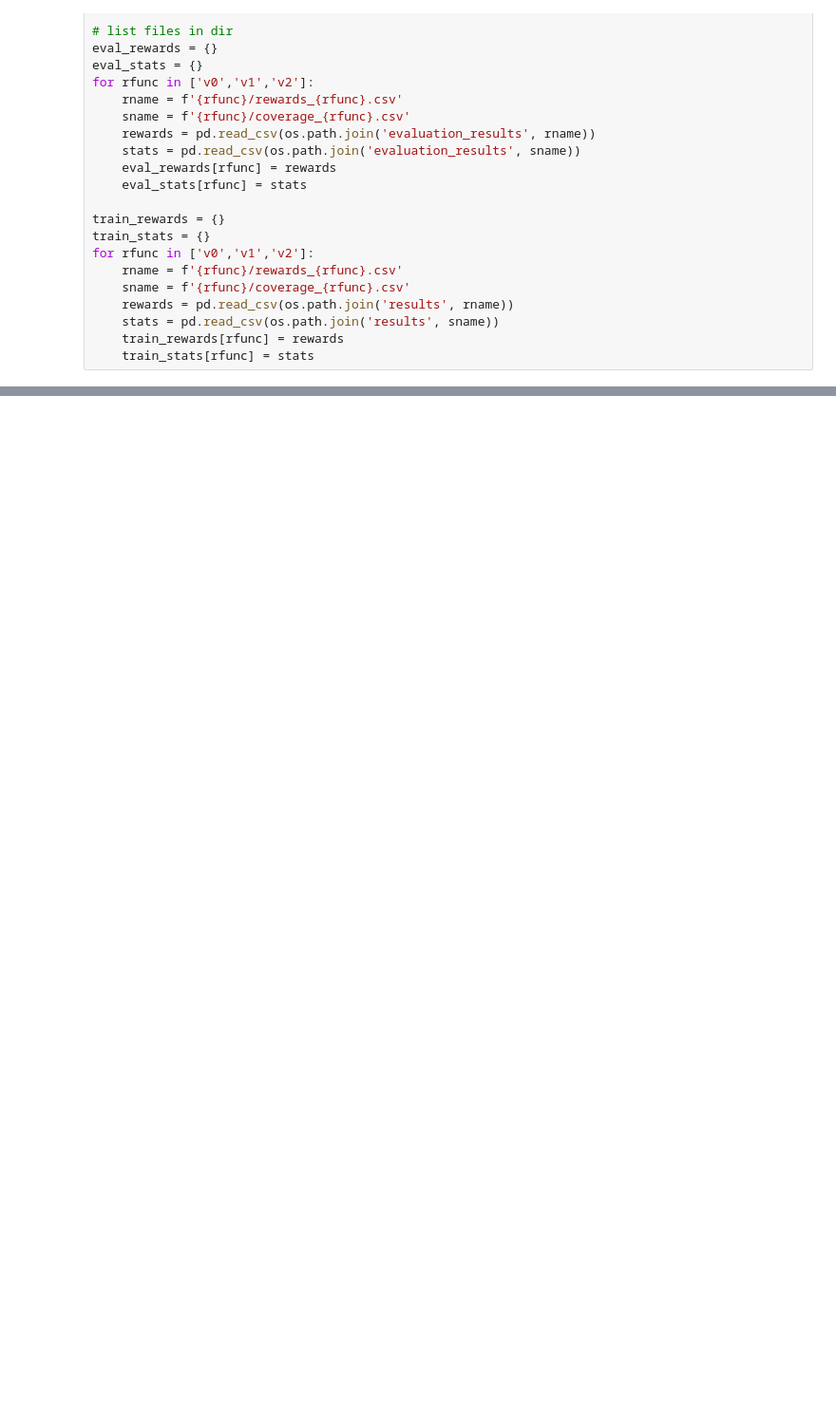
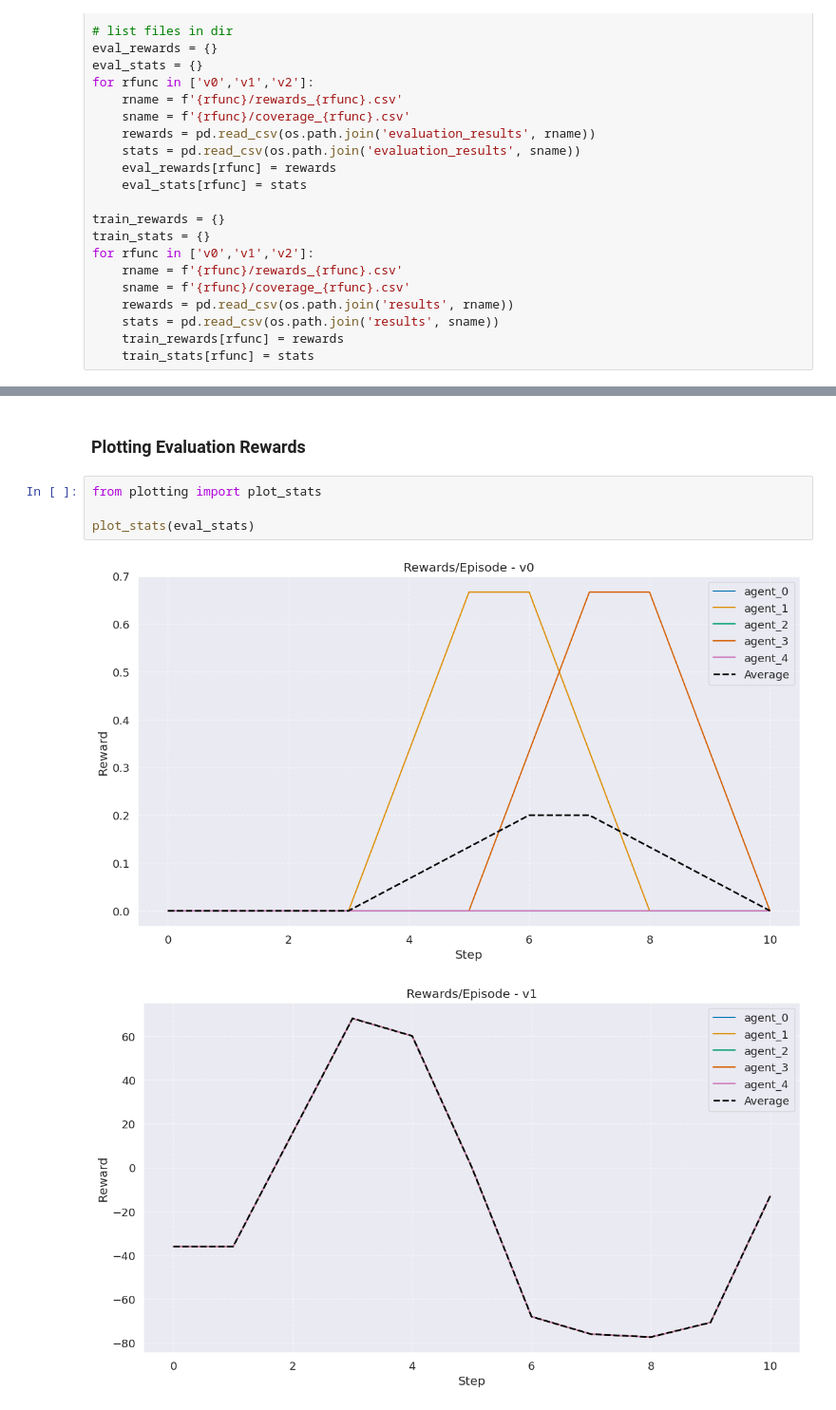
Before and after one commit to AndreCorreaSantos/gym_custom_env, a Jupyter notebook: graphs.ipynb, the cells around one changed output, grey strips where cells are left out. Shown at 95% size. Drawn from its saved outputs; the diff is of its cells as text; blank space fills up the shorter version.

```diff
--- a/graphs.ipynb
+++ b/graphs.ipynb
@@ -87,0 +53,9 @@ for name in train_rewards:
+# %% [markdown]
+### Plotting Evaluation Rewards
+# %%
+from plotting import plot_stats
+
+plot_stats(eval_stats)
+# %% [output]
+[figure, added]
+[figure, added]
```
Also changed, not shown: parts of 6 cells of this notebook, 1 other file.
